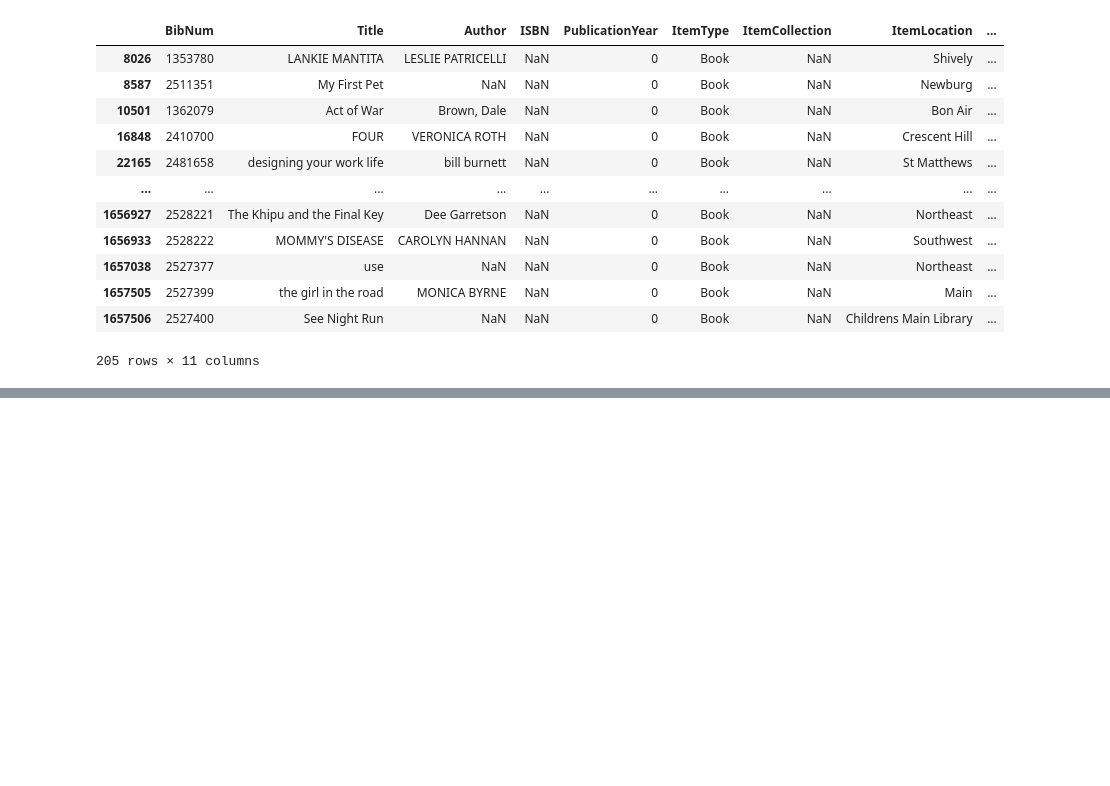
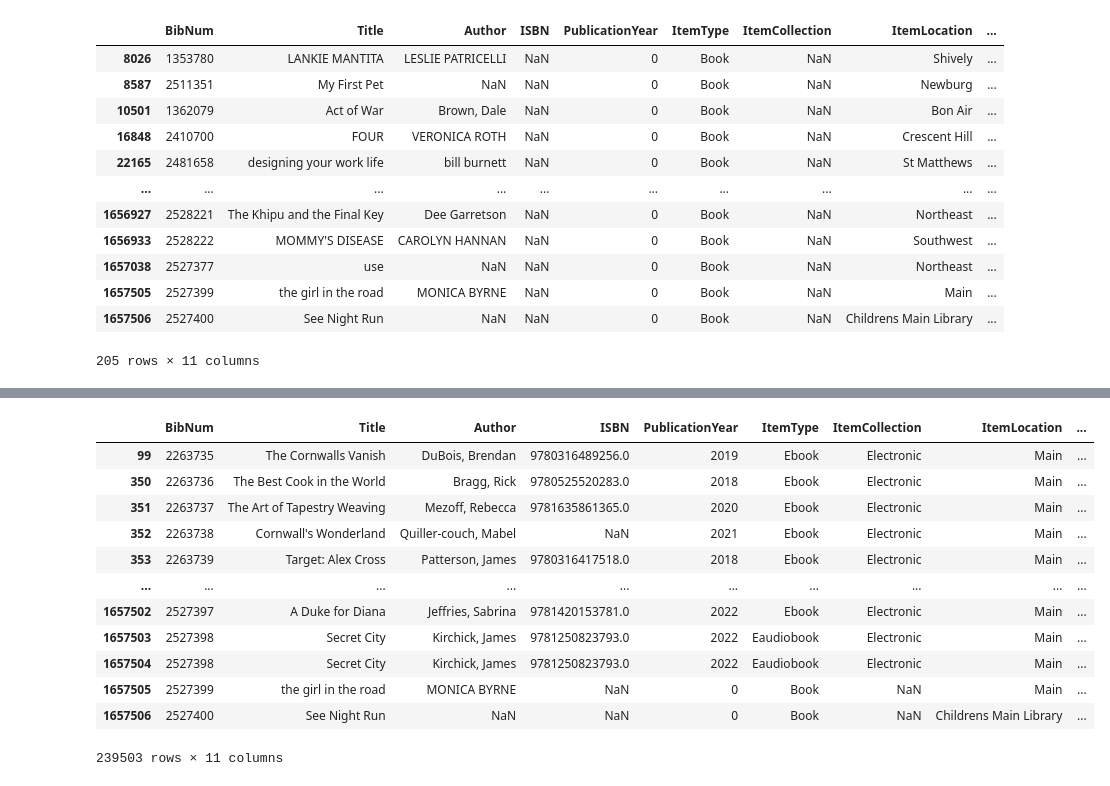
Before and after one commit to btl930/louisville_library_inventory_analysis, a Jupyter notebook: louisville_library_inventory_analysis.ipynb, the cells around one changed output, grey strips where cells are left out. Drawn from its saved outputs; the diff is of its cells as text; code cells hidden in the pictures; blank space fills up the shorter version.

```diff
--- a/louisville_library_inventory_analysis.ipynb
+++ b/louisville_library_inventory_analysis.ipynb
@@ -101,0 +119,17 @@ df.loc[df['ItemCollection'].isna()]
+# %%
+zero_item_price = df[df['ItemPrice'] == 0]
+zero_item_price
+# %% [output]
+|  | BibNum | Title | Author | ISBN | PublicationYear | ItemType | ItemCollection | ItemLocation | ... |
+| 99 | 2263735 | The Cornwalls Vanish | DuBois, Brendan | 9780316489256.0 | 2019 | Ebook | Electronic | Main | ... |
+| 350 | 2263736 | The Best Cook in the World | Bragg, Rick | 9780525520283.0 | 2018 | Ebook | Electronic | Main | ... |
+| 351 | 2263737 | The Art of Tapestry Weaving | Mezoff, Rebecca | 9781635861365.0 | 2020 | Ebook | Electronic | Main | ... |
+| 352 | 2263738 | Cornwall's Wonderland | Quiller-couch, Mabel | NaN | 2021 | Ebook | Electronic | Main | ... |
+| 353 | 2263739 | Target: Alex Cross | Patterson, James | 9780316417518.0 | 2018 | Ebook | Electronic | Main | ... |
+| ... | ... | ... | ... | ... | ... | ... | ... | ... | ... |
+| 1657502 | 2527397 | A Duke for Diana | Jeffries, Sabrina | 9781420153781.0 | 2022 | Ebook | Electronic | Main | ... |
+| 1657503 | 2527398 | Secret City | Kirchick, James | 9781250823793.0 | 2022 | Eaudiobook | Electronic | Main | ... |
+| 1657504 | 2527398 | Secret City | Kirchick, James | 9781250823793.0 | 2022 | Eaudiobook | Electronic | Main | ... |
+| 1657505 | 2527399 | the girl in the road | MONICA BYRNE | NaN | 0 | Book | NaN | Main | ... |
+| 1657506 | 2527400 | See Night Run | NaN | NaN | 0 | Book | NaN | Childrens Main Library | ... |
+239503 rows × 11 columns
```
Also changed, not shown: parts of 1 cell of this notebook.
